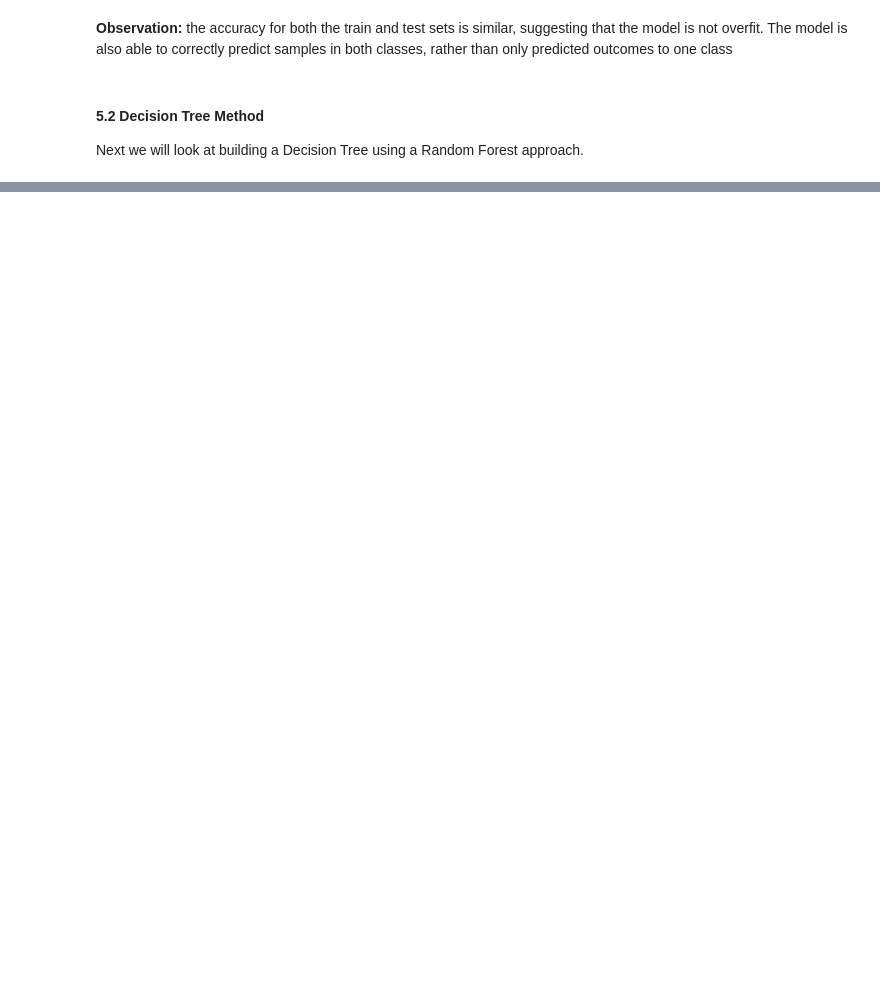
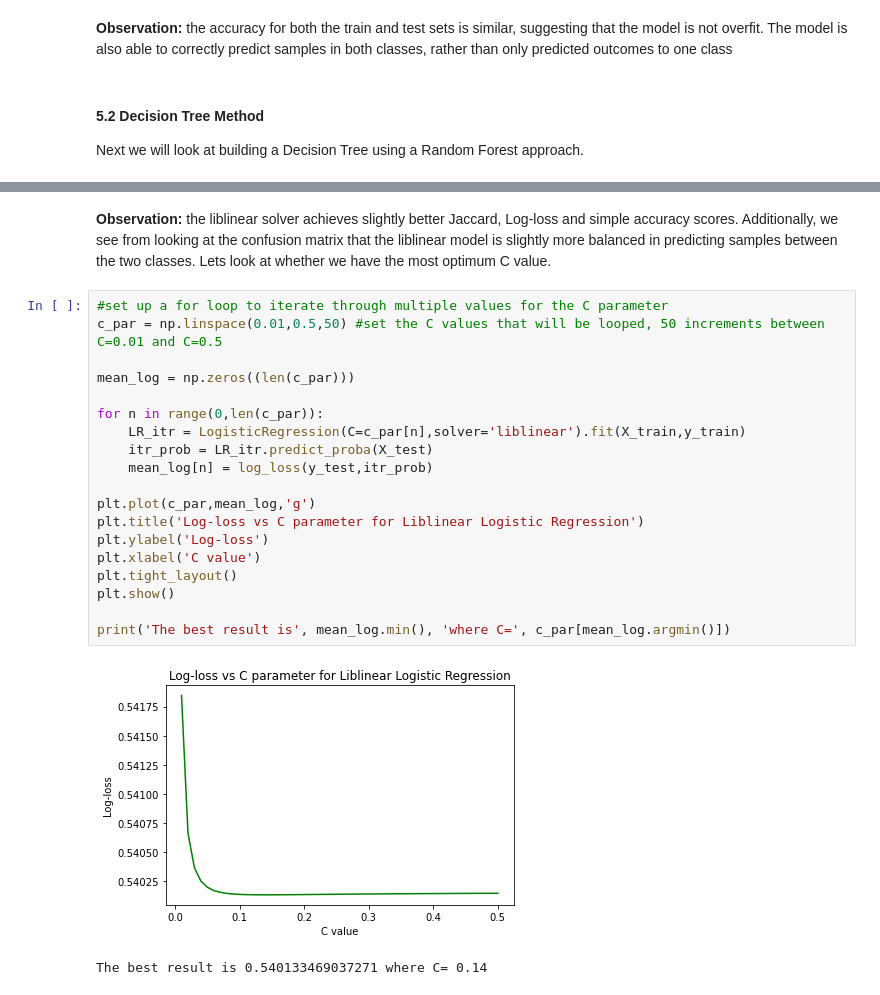
Before and after one commit to samjsteffes/Coursera_Capstone, a Jupyter notebook: capstone_modeling.ipynb, the cells around one changed output, grey strips where cells are left out. Saved outputs shown, nothing was run; the diff lists cells and outputs as text; blank space fills up the shorter version.

Commit message:
updated modeling notebook

```diff
--- a/capstone_modeling.ipynb
+++ b/capstone_modeling.ipynb
@@ -717,0 +928,24 @@ Next we will look at building a Decision Tree using a Random Forest approach.
+# %% [markdown]
+__Observation:__ the liblinear solver achieves slightly better Jaccard, Log-loss and simple accuracy scores. Additionally, we see from looking at the confusion matrix that the liblinear model is slightly more balanced in predicting samples between the two classes. Lets look at whether we have the most optimum C value.
+# %%
+#set up a for loop to iterate through multiple values for the C parameter
+c_par = np.linspace(0.01,0.5,50) #set the C values that will be looped, 50 increments between C=0.01 and C=0.5
+
+mean_log = np.zeros((len(c_par)))
+
+for n in range(0,len(c_par)):
+    LR_itr = LogisticRegression(C=c_par[n],solver='liblinear').fit(X_train,y_train)
+    itr_prob = LR_itr.predict_proba(X_test)
+    mean_log[n] = log_loss(y_test,itr_prob)
+
+plt.plot(c_par,mean_log,'g')
+plt.title('Log-loss vs C parameter for Liblinear Logistic Regression')
+plt.ylabel('Log-loss')
+plt.xlabel('C value')
+plt.tight_layout()
+plt.show()
+
+print('The best result is', mean_log.min(), 'where C=', c_par[mean_log.argmin()])
+# %% [output]
+[figure, added]
+The best result is 0.540133469037271 where C= 0.14
```
Also changed, not shown: parts of 36 cells of this notebook.
